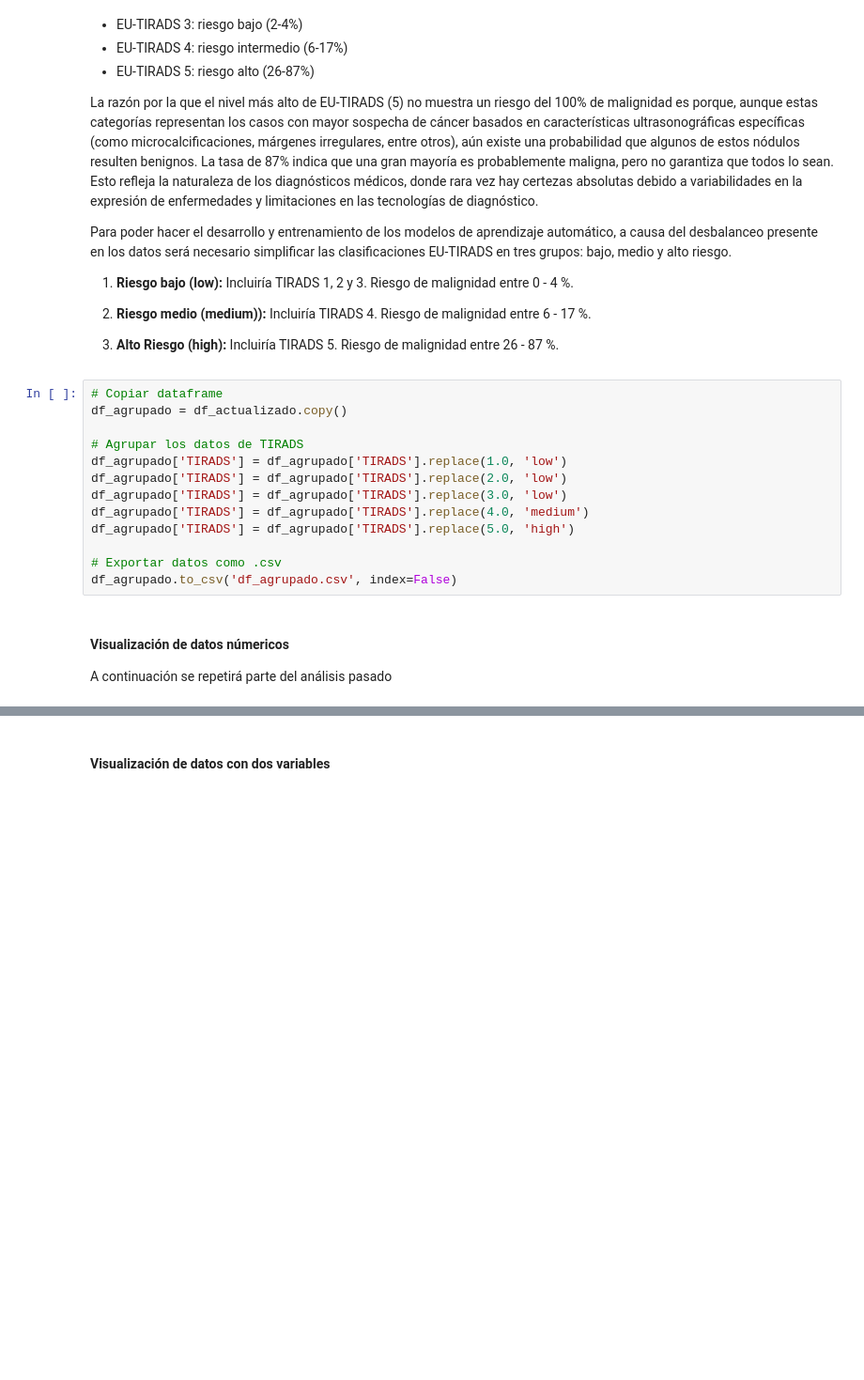
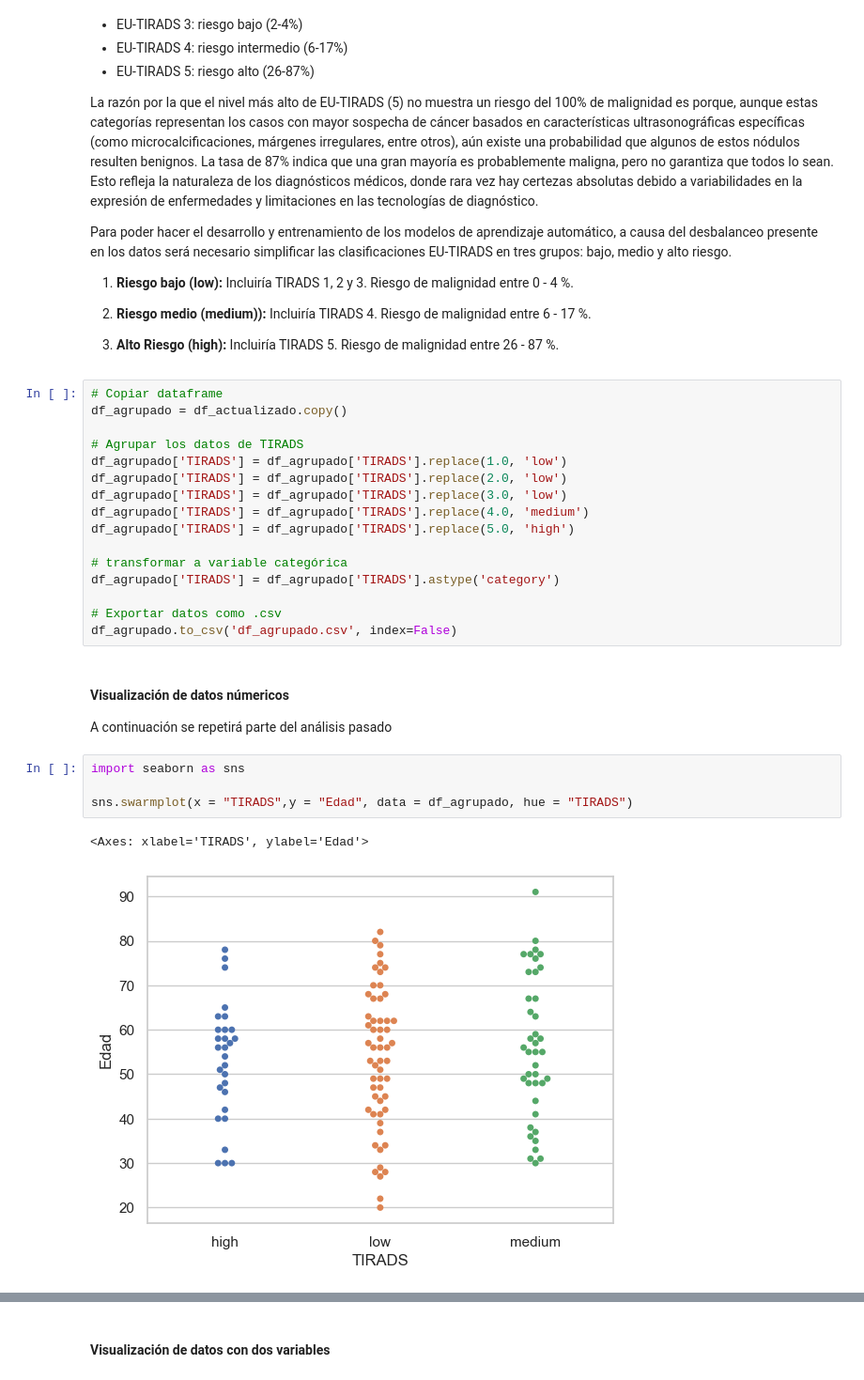
Before and after one commit to Dezarti/nodulos_tiroideos, a Jupyter notebook: 1_exploracion_datos.ipynb, the cells around one changed output, grey strips where cells are left out. Shown at 94% size. Saved outputs shown, nothing was run; the diff lists cells and outputs as text; blank space fills up the shorter version.

```diff
--- a/1_exploracion_datos.ipynb
+++ b/1_exploracion_datos.ipynb
@@ -910,9 +904,19 @@ df_agrupado['TIRADS'] = df_agrupado['TIRADS'].replace(3.0, 'low')
 df_agrupado['TIRADS'] = df_agrupado['TIRADS'].replace(4.0, 'medium')
 df_agrupado['TIRADS'] = df_agrupado['TIRADS'].replace(5.0, 'high')
 
+# transformar a variable categórica
+df_agrupado['TIRADS'] = df_agrupado['TIRADS'].astype('category')
+
 # Exportar datos como .csv
 df_agrupado.to_csv('df_agrupado.csv', index=False)
 # %% [markdown]
 #### Visualización de datos númericos
 
 A continuación se repetirá parte del análisis pasado
+# %%
+import seaborn as sns
+
+sns.swarmplot(x = "TIRADS",y = "Edad", data = df_agrupado, hue = "TIRADS")
+# %% [output]
+<Axes: xlabel='TIRADS', ylabel='Edad'>
+[figure, added]
```
Also changed, not shown: parts of 10 cells of this notebook.
